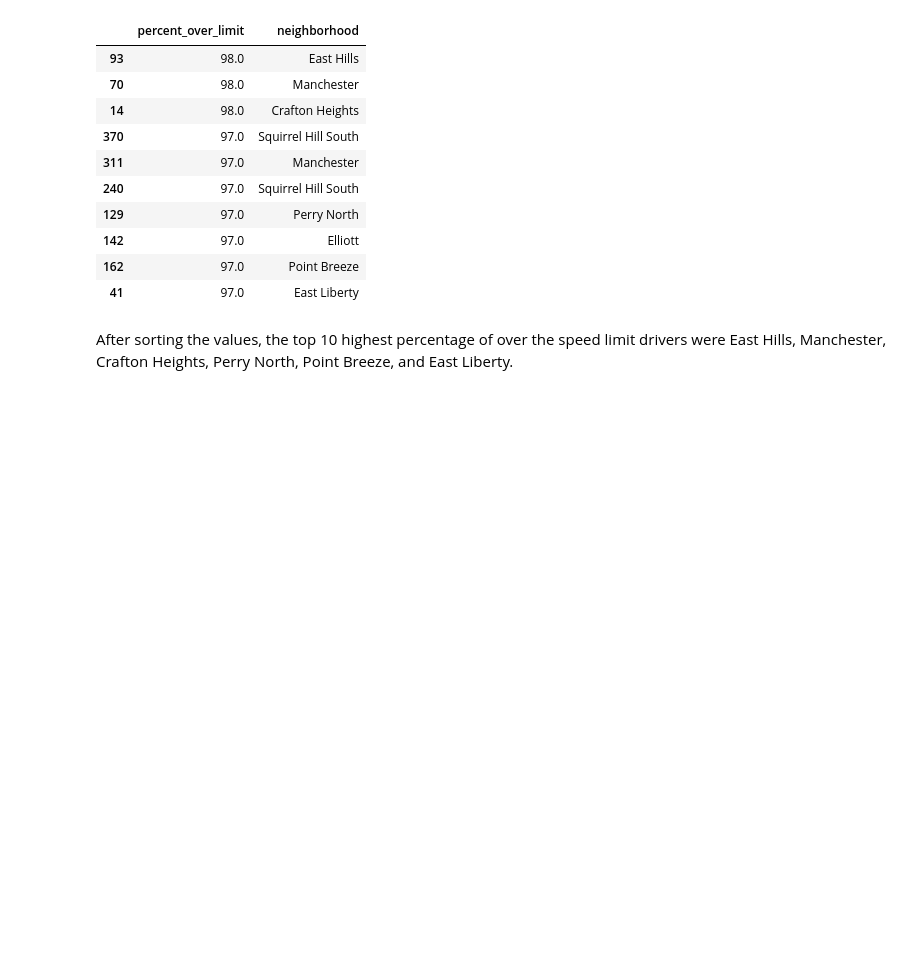
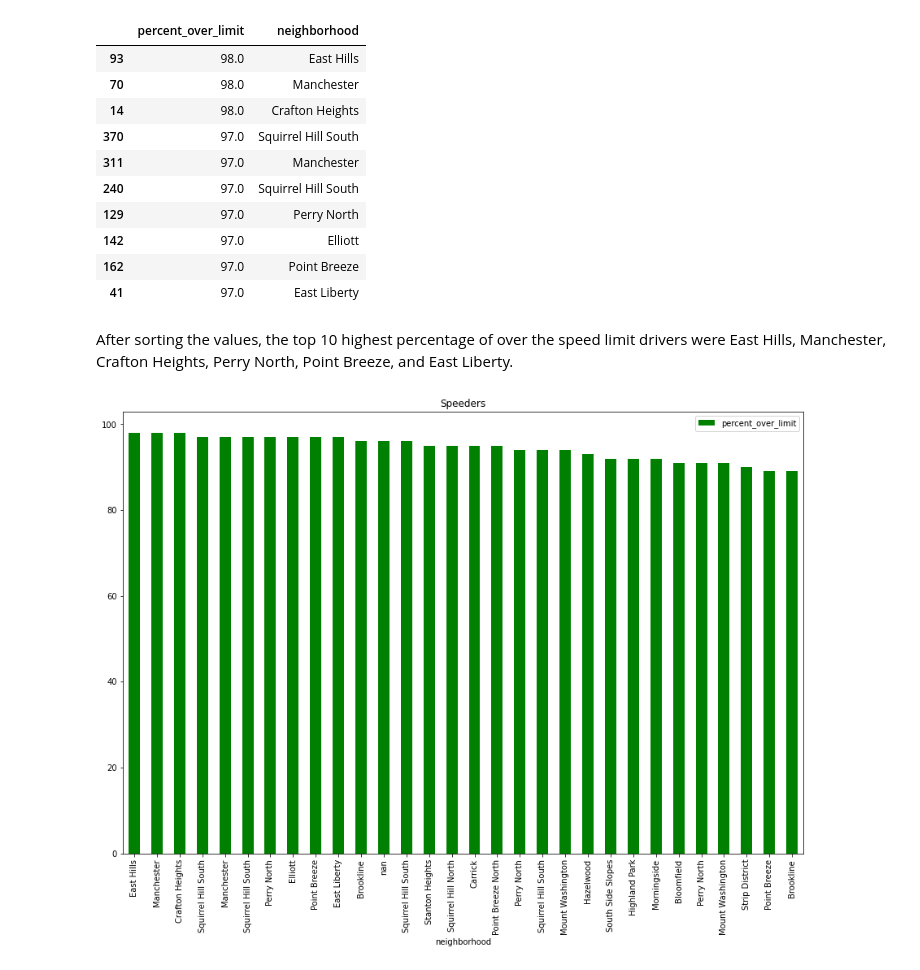
Before and after one commit to jakekressley/ldpn, a Jupyter notebook: code/vishal.ipynb, the cells around one changed output. Saved outputs shown, nothing was run; the diff lists cells and outputs as text; code cells hidden in the pictures; blank space fills up the shorter version.

```diff
--- a/code/vishal.ipynb
+++ b/code/vishal.ipynb
@@ -78,3 +78,7 @@ df.head(10)
 | 41 | 97.0 | East Liberty |
 # %% [markdown]
 After sorting the values, the top 10 highest percentage of over the speed limit drivers were East Hills, Manchester, Crafton Heights, Perry North, Point Breeze, and East Liberty.
+# %%
+percent_plt = df.iloc[:30].plot(kind='bar',x='neighborhood',y="percent_over_limit",title="Speeders",color='green',figsize=(15,10))
+# %% [output]
+[figure, added]
```
